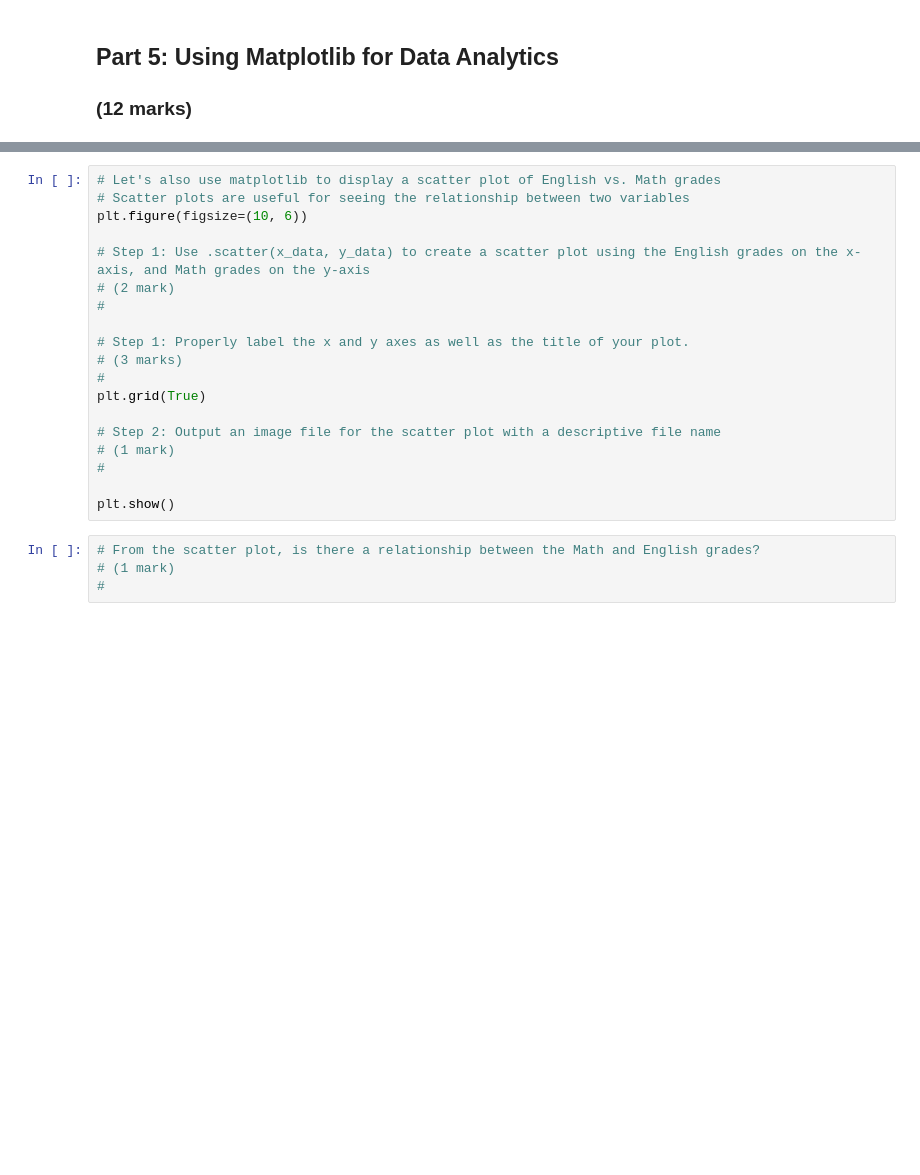
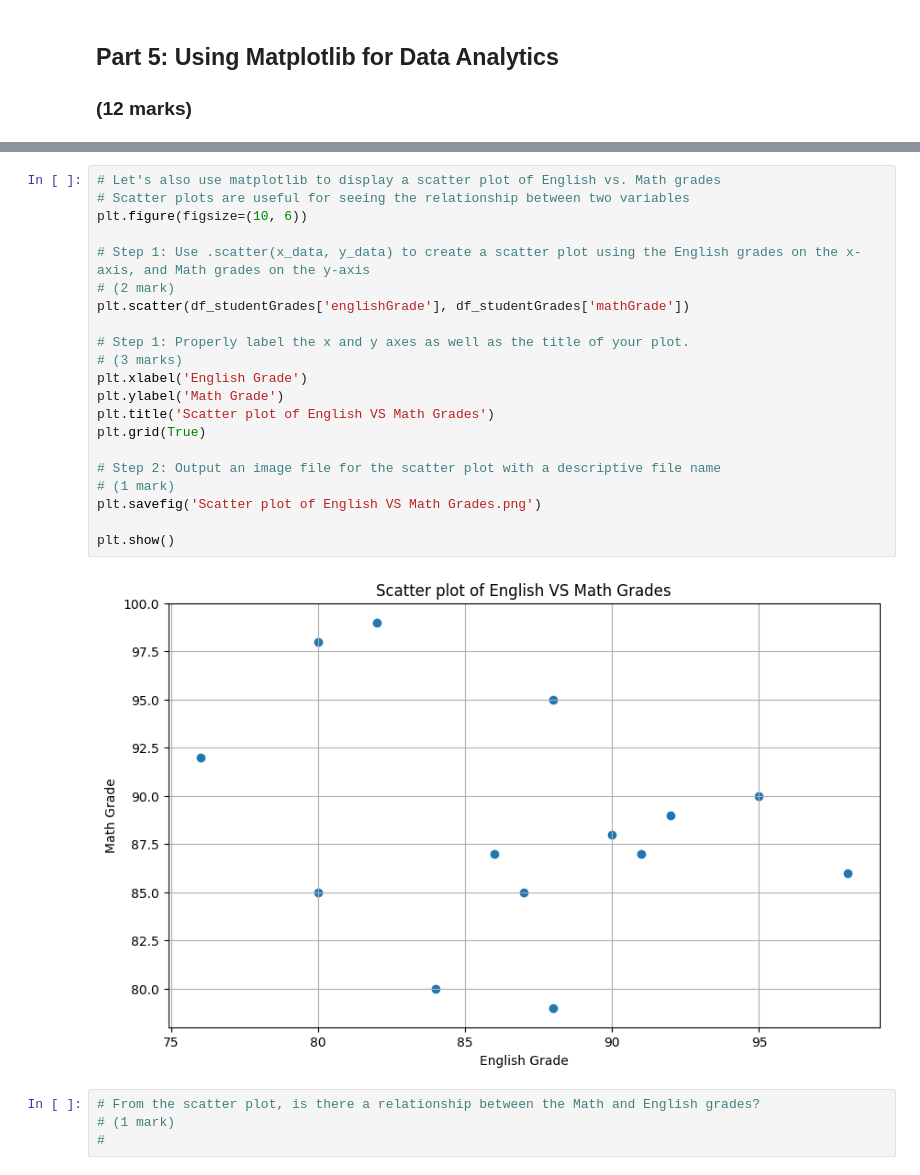
Before and after one commit to caydincleland/ENGG680_2025_Fall_group8Fork, a Jupyter notebook: Lab_Assignment1/Assignment1.ipynb, the cells around one changed output, grey strips where cells are left out. Saved outputs shown, nothing was run; the diff lists cells and outputs as text; blank space fills up the shorter version.

```diff
--- a/Lab_Assignment1/Assignment1.ipynb
+++ b/Lab_Assignment1/Assignment1.ipynb
@@ -635,22 +638,26 @@ AttributeError: module 'matplotlib' has no attribute 'figure'
 # %%
 # Let's also use matplotlib to display a scatter plot of English vs. Math grades
 # Scatter plots are useful for seeing the relationship between two variables
 plt.figure(figsize=(10, 6))
 
 # Step 1: Use .scatter(x_data, y_data) to create a scatter plot using the English grades on the x-axis, and Math grades on the y-axis
 # (2 mark)
-#
+plt.scatter(df_studentGrades['englishGrade'], df_studentGrades['mathGrade'])
 
 # Step 1: Properly label the x and y axes as well as the title of your plot.
 # (3 marks)
-#
+plt.xlabel('English Grade')
+plt.ylabel('Math Grade')
+plt.title('Scatter plot of English VS Math Grades')
 plt.grid(True)
 
 # Step 2: Output an image file for the scatter plot with a descriptive file name
 # (1 mark)
-#
+plt.savefig('Scatter plot of English VS Math Grades.png')
 
 plt.show()
+# %% [output]
+[figure, added]
 # %%
 # From the scatter plot, is there a relationship between the Math and English grades?
 # (1 mark)
```
Also changed, not shown: parts of 4 cells of this notebook, 2 other files.
